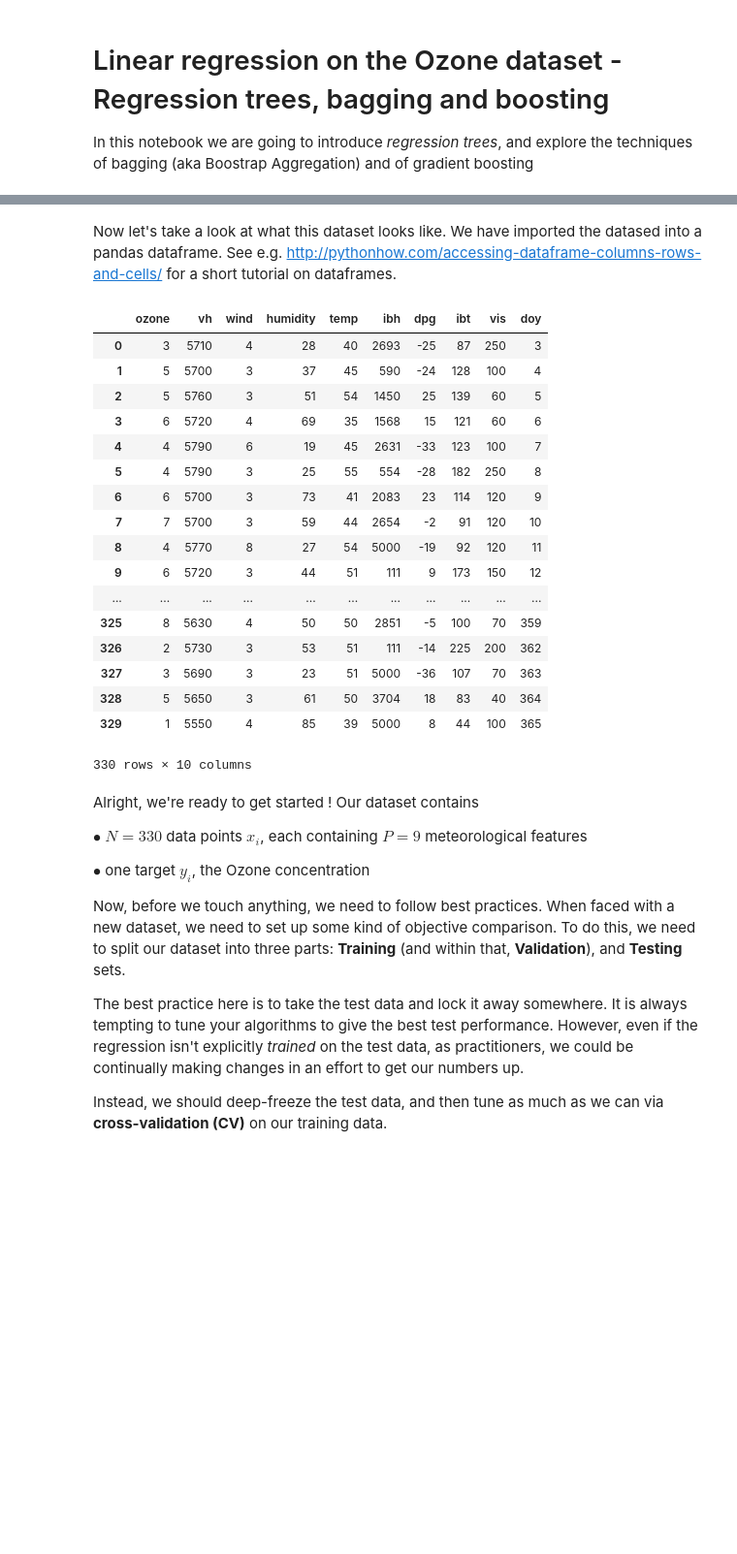
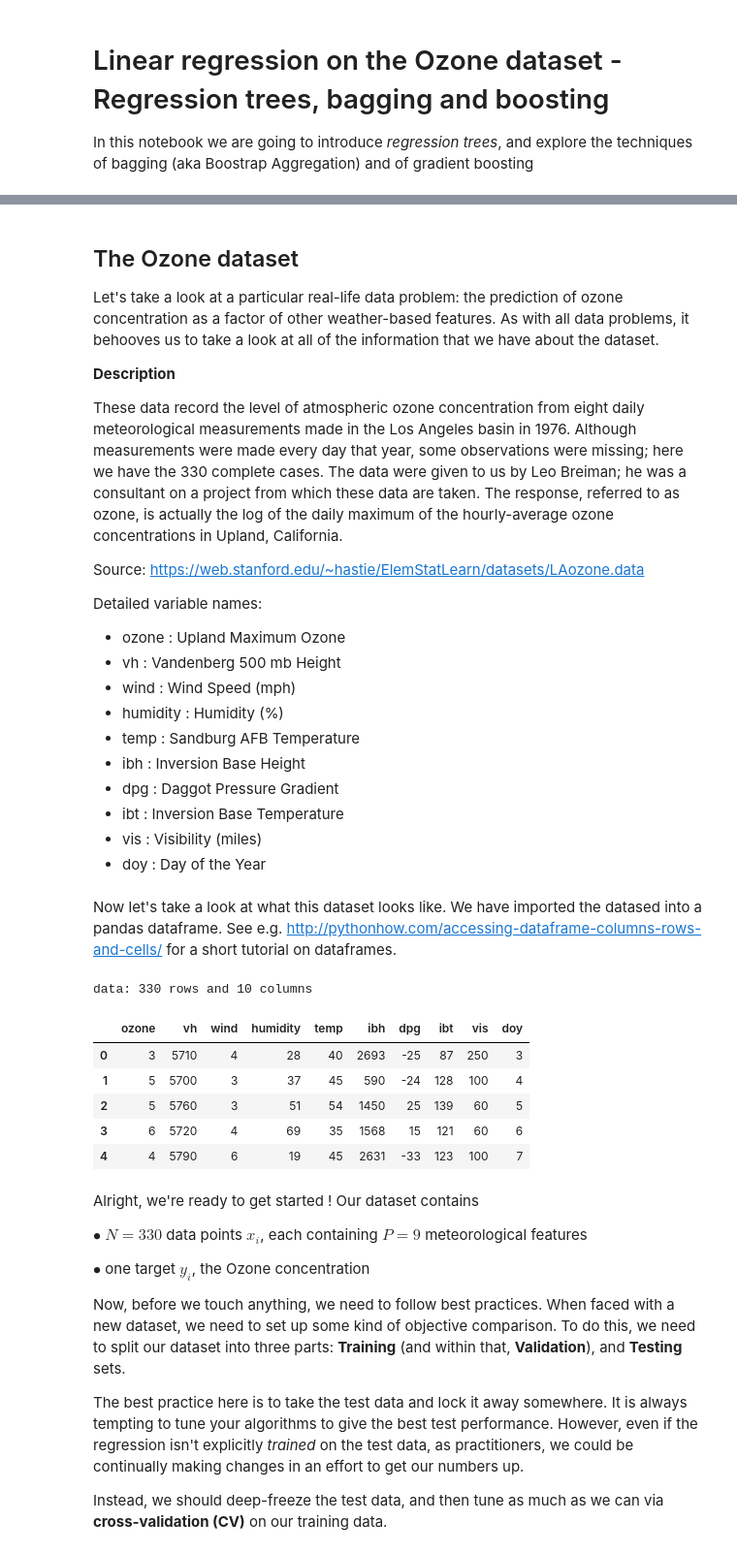
Before and after one commit to sphinxteam/mlcourse_2019, a Jupyter notebook: lec3/Regression Problem - Ozone.ipynb, the cells around one changed output, grey strips where cells are left out. Shown at 97% size. Drawn from its saved outputs; the diff is of its cells as text; code cells hidden in the pictures; blank space fills up the shorter version.

```diff
--- a/lec3/Regression Problem - Ozone.ipynb
+++ b/lec3/Regression Problem - Ozone.ipynb
@@ -36,27 +13,48 @@ doy : Day of the Year
+# %% [markdown]
+## The Ozone dataset
+
+Let's take a look at a particular real-life data problem: the prediction of ozone concentration as a factor of other weather-based features. As with all data problems, it behooves us to take a look at all of the information that we have about the dataset.
+
+
+**Description**
+
+These data record the level of atmospheric ozone concentration from
+eight daily meteorological measurements made in the Los Angeles basin
+in 1976.  Although measurements were made every day that year, some
+observations were missing; here we have the 330 complete cases.  The
+data were given to us by Leo Breiman; he was a consultant on a project
+from which these data are taken.  The response, referred to as ozone,
+is actually the log of the daily maximum of the hourly-average ozone
+concentrations in Upland, California.
+
+Source: https://web.stanford.edu/~hastie/ElemStatLearn/datasets/LAozone.data
+
+Detailed variable names:
+
+- ozone : Upland Maximum Ozone
+- vh : Vandenberg 500 mb Height
+- wind : Wind Speed (mph)
+- humidity : Humidity (%)
+- temp : Sandburg AFB Temperature
+- ibh : Inversion Base Height
+- dpg : Daggot Pressure Gradient
+- ibt : Inversion Base Temperature
+- vis : Visibility (miles)
+- doy : Day of the Year
 # %% [markdown]
 Now let's take a look at what this dataset looks like. We have imported the datased into a pandas dataframe. See e.g. http://pythonhow.com/accessing-dataframe-columns-rows-and-cells/ for a short tutorial on dataframes.
-# %%
-data = dataset_load('laozone')
-data
-# %% [output]
-|  | ozone | vh | wind | humidity | temp | ibh | dpg | ibt | vis | doy |
-| 0 | 3 | 5710 | 4 | 28 | 40 | 2693 | -25 | 87 | 250 | 3 |
-| 1 | 5 | 5700 | 3 | 37 | 45 | 590 | -24 | 128 | 100 | 4 |
-| 2 | 5 | 5760 | 3 | 51 | 54 | 1450 | 25 | 139 | 60 | 5 |
-| 3 | 6 | 5720 | 4 | 69 | 35 | 1568 | 15 | 121 | 60 | 6 |
-| 4 | 4 | 5790 | 6 | 19 | 45 | 2631 | -33 | 123 | 100 | 7 |
-| 5 | 4 | 5790 | 3 | 25 | 55 | 554 | -28 | 182 | 250 | 8 |
-| 6 | 6 | 5700 | 3 | 73 | 41 | 2083 | 23 | 114 | 120 | 9 |
-| 7 | 7 | 5700 | 3 | 59 | 44 | 2654 | -2 | 91 | 120 | 10 |
-| 8 | 4 | 5770 | 8 | 27 | 54 | 5000 | -19 | 92 | 120 | 11 |
-| 9 | 6 | 5720 | 3 | 44 | 51 | 111 | 9 | 173 | 150 | 12 |
-| ... | ... | ... | ... | ... | ... | ... | ... | ... | ... | ... |
-| 325 | 8 | 5630 | 4 | 50 | 50 | 2851 | -5 | 100 | 70 | 359 |
-| 326 | 2 | 5730 | 3 | 53 | 51 | 111 | -14 | 225 | 200 | 362 |
-| 327 | 3 | 5690 | 3 | 23 | 51 | 5000 | -36 | 107 | 70 | 363 |
-| 328 | 5 | 5650 | 3 | 61 | 50 | 3704 | 18 | 83 | 40 | 364 |
-| 329 | 1 | 5550 | 4 | 85 | 39 | 5000 | 8 | 44 | 100 | 365 |
-330 rows × 10 columns
+# %%
+data = pd.read_csv("LAozone.csv")
+print(f"data: {data.shape[0]} rows and {data.shape[1]} columns")
+data.head()
+# %% [output]
+data: 330 rows and 10 columns
+|  | ozone | vh | wind | humidity | temp | ibh | dpg | ibt | vis | doy |
+| 0 | 3 | 5710 | 4 | 28 | 40 | 2693 | -25 | 87 | 250 | 3 |
+| 1 | 5 | 5700 | 3 | 37 | 45 | 590 | -24 | 128 | 100 | 4 |
+| 2 | 5 | 5760 | 3 | 51 | 54 | 1450 | 25 | 139 | 60 | 5 |
+| 3 | 6 | 5720 | 4 | 69 | 35 | 1568 | 15 | 121 | 60 | 6 |
+| 4 | 4 | 5790 | 6 | 19 | 45 | 2631 | -33 | 123 | 100 | 7 |
 # %% [markdown]
 Alright, we're ready to get started ! Our dataset contains
 
```
Also changed, not shown: parts of 18 cells of this notebook, 1 other file.
